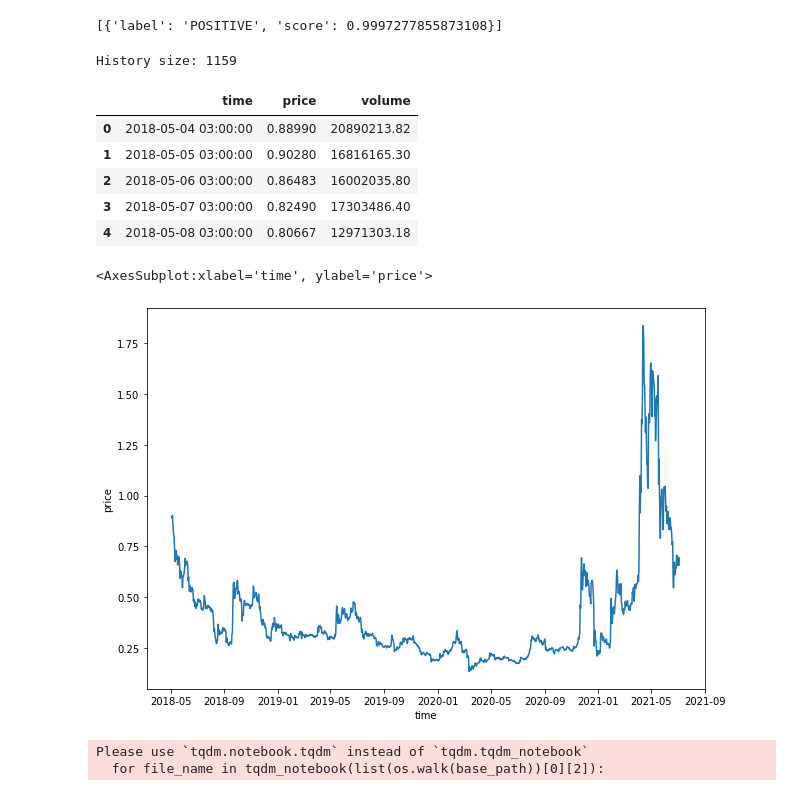
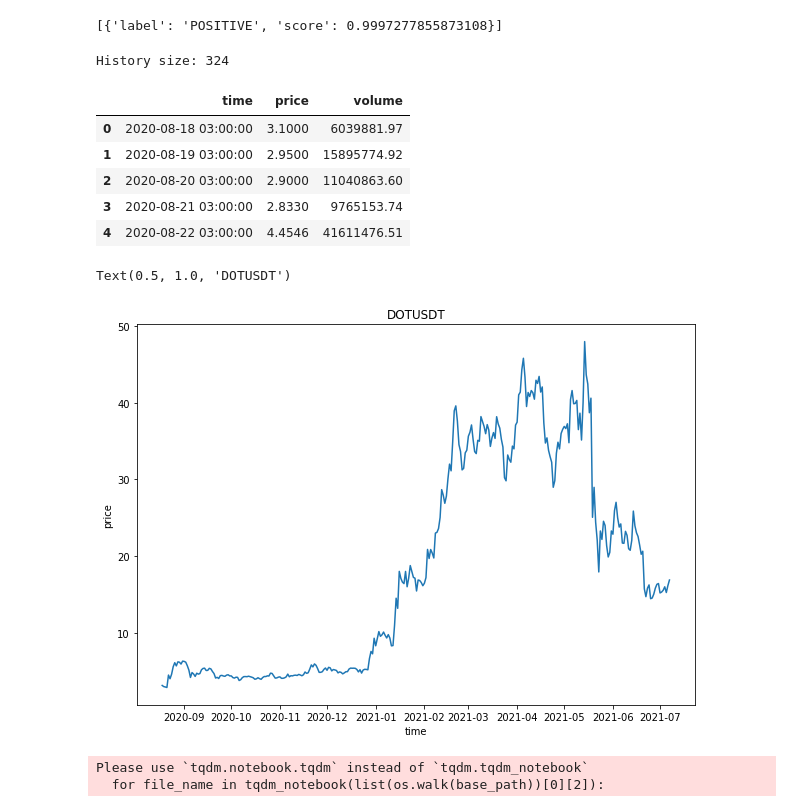
Before and after one commit to bstanie/beautiful-creature, a Jupyter notebook: notebooks/crypto.ipynb, the cells around one changed output. Drawn from its saved outputs; the diff is of its cells as text; code cells hidden in the pictures.

```diff
--- a/notebooks/crypto.ipynb
+++ b/notebooks/crypto.ipynb
@@ -33,9 +31,15 @@ symbol = "XRPUSDT"
+# %%
+name_mapping = {"Cardano": "ADAUSDT", "Ripple": "XRPUSDT", "Ethereum": "ETHUSDT", "Dogecoin": "DOGEUSDT",
+                "Polkadot": "DOTUSDT", "Litecoin": "LTCUSDT", "Solana": "SOLUSDT", "BNB": "BNBUSDT",
+                "VeChain": "VETUSDT", "FileCoin": "FILUSDT", "Monero": "XMRUSDT"}
+
+symbol = "DOTUSDT"
 # %%
 client = Client(BINANCE_KEY, BINANCE_SECRET)
 klines = client.get_historical_klines(symbol, Client.KLINE_INTERVAL_1DAY, "1 Jan, 2015")
 print("History size:", len(klines))
 # %% [output]
-History size: 1159
+History size: 324
 # %%
 price = []
 time = []
@@ -49,17 +53,18 @@ hist_prices = pd.DataFrame({"time": time, "price": price, 'volume': volume})
 hist_prices.head()
 # %% [output]
 |  | time | price | volume |
-| 0 | 2018-05-04 03:00:00 | 0.88990 | 20890213.82 |
-| 1 | 2018-05-05 03:00:00 | 0.90280 | 16816165.30 |
-| 2 | 2018-05-06 03:00:00 | 0.86483 | 16002035.80 |
-| 3 | 2018-05-07 03:00:00 | 0.82490 | 17303486.40 |
-| 4 | 2018-05-08 03:00:00 | 0.80667 | 12971303.18 |
+| 0 | 2020-08-18 03:00:00 | 3.1000 | 6039881.97 |
+| 1 | 2020-08-19 03:00:00 | 2.9500 | 15895774.92 |
+| 2 | 2020-08-20 03:00:00 | 2.9000 | 11040863.60 |
+| 3 | 2020-08-21 03:00:00 | 2.8330 | 9765153.74 |
+| 4 | 2020-08-22 03:00:00 | 4.4546 | 41611476.51 |
 # %%
 plt.figure(figsize=(10, 7))
 sns.lineplot(x=hist_prices["time"], y=hist_prices["price"])
+plt.title(symbol)
 # %% [output]
-<AxesSubplot:xlabel='time', ylabel='price'>
+Text(0.5, 1.0, 'DOTUSDT')
-[figure, old version]
+[figure, new version]
 # %%
 def make_report():
     dfs = []
```
Also changed, not shown: parts of 6 cells of this notebook, 4 other files.
